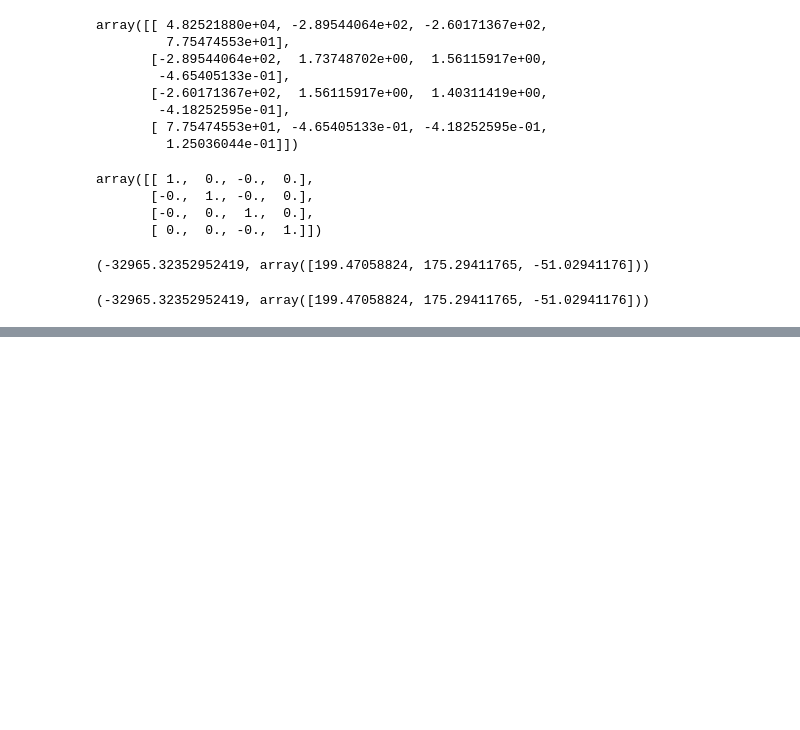
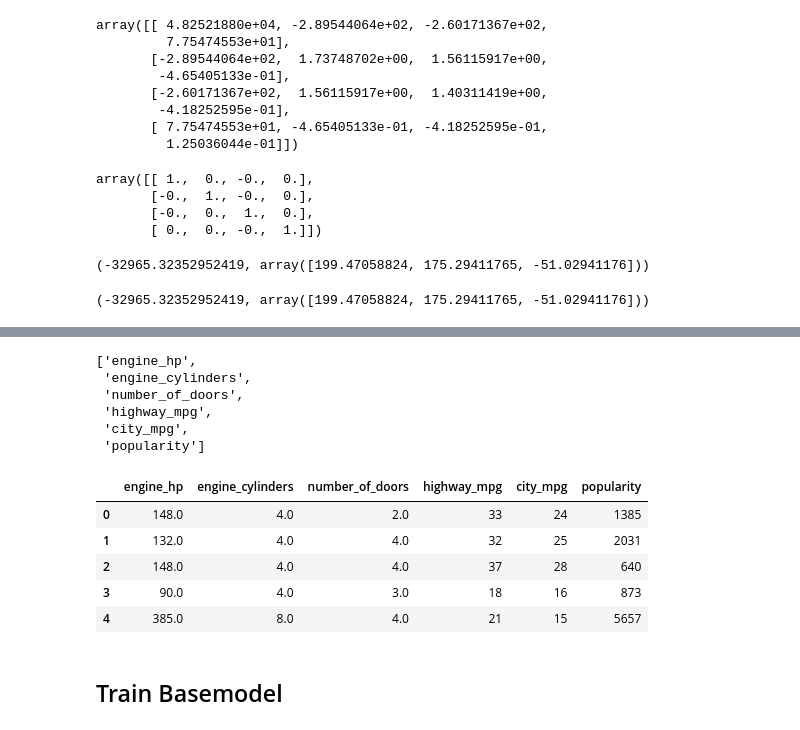
Before and after one commit to tummala-hareesh/ml_zoomcamp_ht, a Jupyter notebook: ipynb/02_car_price_prediction.ipynb, the cells around one changed output, grey strips where cells are left out. Drawn from its saved outputs; the diff is of its cells as text; code cells hidden in the pictures; blank space fills up the shorter version.

```diff
--- a/ipynb/02_car_price_prediction.ipynb
+++ b/ipynb/02_car_price_prediction.ipynb
@@ -342,0 +347,3 @@ train_linear_regression(X, y)
+# %%
+list_features_num = df_train.dtypes[df_train.dtypes != 'object'].index.to_list()
+list_features_num
@@ -342,0 +358,20 @@ train_linear_regression(X, y)
+# %%
+list_features_num.remove('year') if 'year' in list_features_num else list_features_num
+base = list_features_num.copy()
+base
+# %% [output]
+['engine_hp',
+ 'engine_cylinders',
+ 'number_of_doors',
+ 'highway_mpg',
+ 'city_mpg',
+ 'popularity']
+# %%
+df_train[base].head()
+# %% [output]
+|  | engine_hp | engine_cylinders | number_of_doors | highway_mpg | city_mpg | popularity |
+| 0 | 148.0 | 4.0 | 2.0 | 33 | 24 | 1385 |
+| 1 | 132.0 | 4.0 | 4.0 | 32 | 25 | 2031 |
+| 2 | 148.0 | 4.0 | 4.0 | 37 | 28 | 640 |
+| 3 | 90.0 | 4.0 | 3.0 | 18 | 16 | 873 |
+| 4 | 385.0 | 8.0 | 4.0 | 21 | 15 | 5657 |
@@ -342,0 +387,2 @@ train_linear_regression(X, y)
+# %% [markdown]
+## Train Basemodel
```
Also changed, not shown: parts of 9 cells of this notebook, 1 other file.
